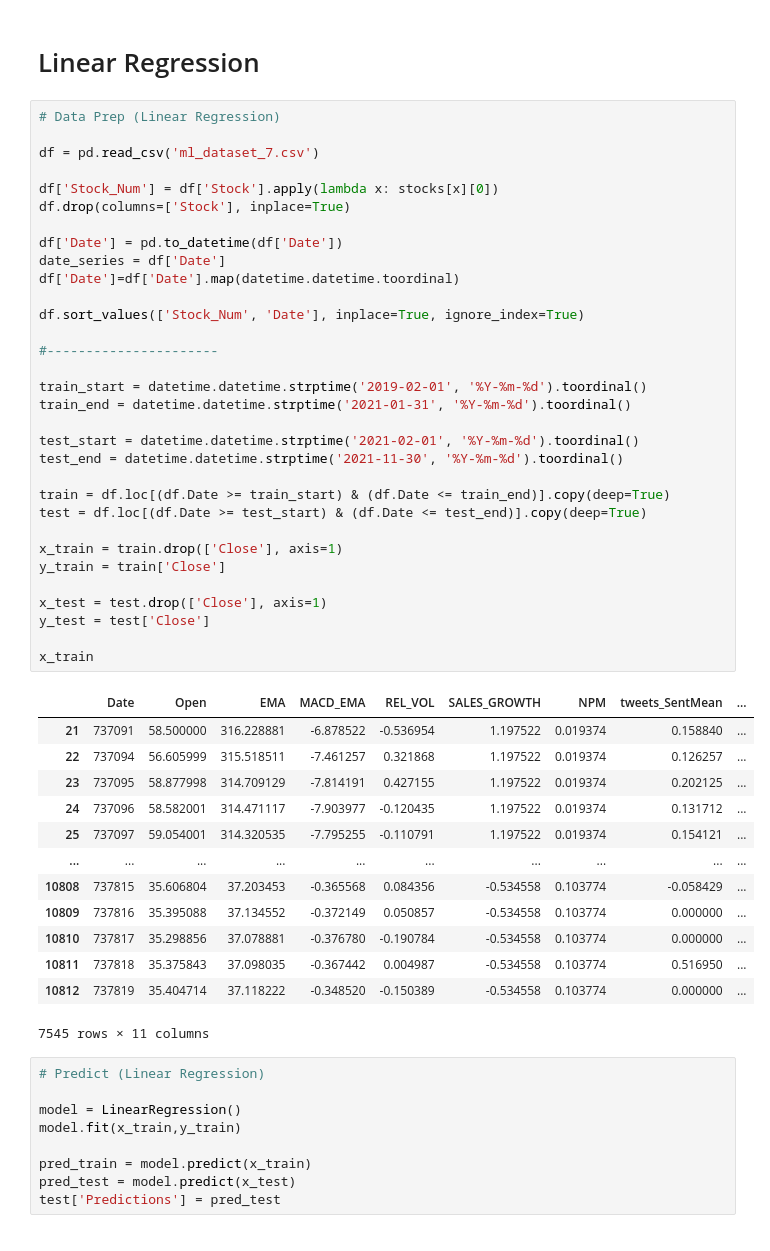
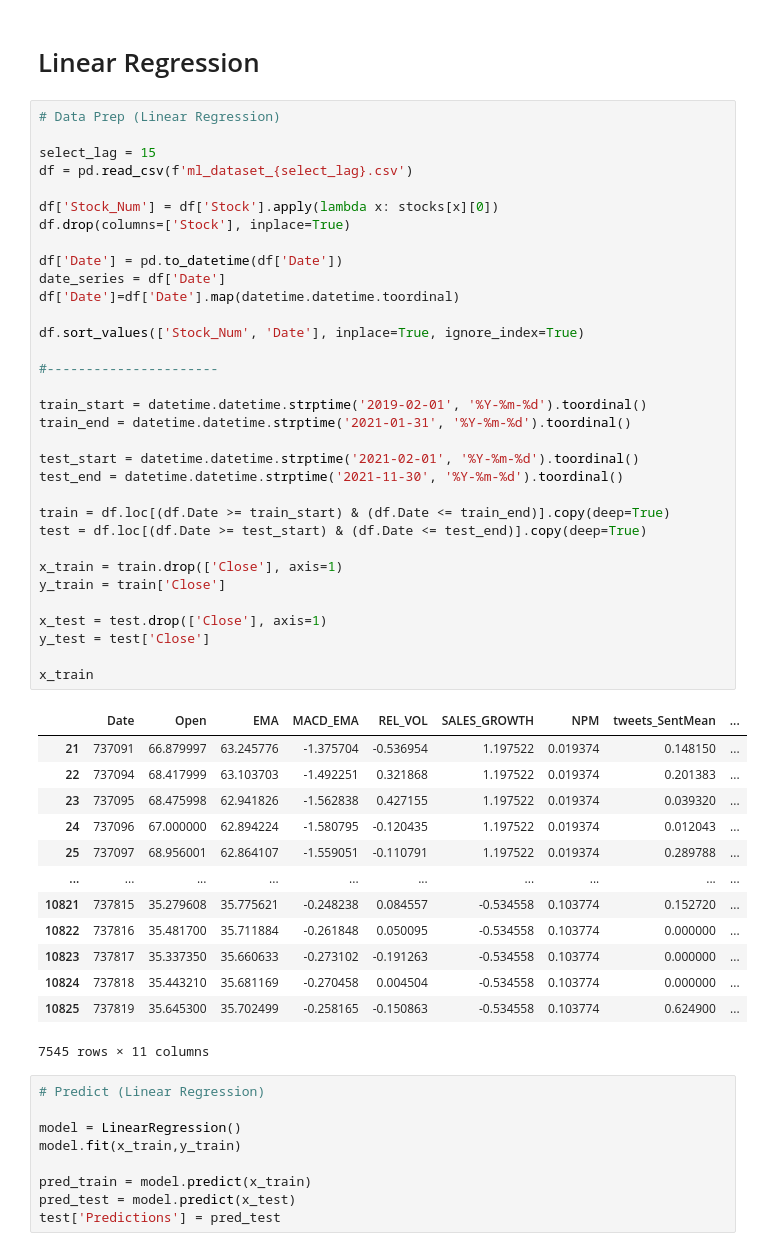
Before and after one commit to tanishbafna/sentimental-stocks, a Jupyter notebook: pipeline.ipynb, the cells around one changed output. Drawn from its saved outputs; the diff is of its cells as text.

```diff
--- a/pipeline.ipynb
+++ b/pipeline.ipynb
@@ -567,48 +578,49 @@ Final Data Lag 15: ['Date', 'Stock', 'Open', 'Close', 'EMA', 'MACD_EMA', 'REL_VO
 # %%
 # Data Prep (Linear Regression)
 
-df = pd.read_csv('ml_dataset_7.csv')
+select_lag = 15
+df = pd.read_csv(f'ml_dataset_{select_lag}.csv')
 
 df['Stock_Num'] = df['Stock'].apply(lambda x: stocks[x][0])
 df.drop(columns=['Stock'], inplace=True)
 
 df['Date'] = pd.to_datetime(df['Date'])
 date_series = df['Date']
 df['Date']=df['Date'].map(datetime.datetime.toordinal)
 
 df.sort_values(['Stock_Num', 'Date'], inplace=True, ignore_index=True)
 
 #----------------------
 
 train_start = datetime.datetime.strptime('2019-02-01', '%Y-%m-%d').toordinal()
 train_end = datetime.datetime.strptime('2021-01-31', '%Y-%m-%d').toordinal()
 
 test_start = datetime.datetime.strptime('2021-02-01', '%Y-%m-%d').toordinal()
 test_end = datetime.datetime.strptime('2021-11-30', '%Y-%m-%d').toordinal()
 
 train = df.loc[(df.Date >= train_start) & (df.Date <= train_end)].copy(deep=True)
 test = df.loc[(df.Date >= test_start) & (df.Date <= test_end)].copy(deep=True)
 
 x_train = train.drop(['Close'], axis=1)
 y_train = train['Close']
 
 x_test = test.drop(['Close'], axis=1)
 y_test = test['Close']
 
 x_train
 # %% [output]
 |  | Date | Open | EMA | MACD_EMA | REL_VOL | SALES_GROWTH | NPM | tweets_SentMean | ... |
-| 21 | 737091 | 58.500000 | 316.228881 | -6.878522 | -0.536954 | 1.197522 | 0.019374 | 0.158840 | ... |
-| 22 | 737094 | 56.605999 | 315.518511 | -7.461257 | 0.321868 | 1.197522 | 0.019374 | 0.126257 | ... |
-| 23 | 737095 | 58.877998 | 314.709129 | -7.814191 | 0.427155 | 1.197522 | 0.019374 | 0.202125 | ... |
-| 24 | 737096 | 58.582001 | 314.471117 | -7.903977 | -0.120435 | 1.197522 | 0.019374 | 0.131712 | ... |
-| 25 | 737097 | 59.054001 | 314.320535 | -7.795255 | -0.110791 | 1.197522 | 0.019374 | 0.154121 | ... |
+| 21 | 737091 | 66.879997 | 63.245776 | -1.375704 | -0.536954 | 1.197522 | 0.019374 | 0.148150 | ... |
+| 22 | 737094 | 68.417999 | 63.103703 | -1.492251 | 0.321868 | 1.197522 | 0.019374 | 0.201383 | ... |
+| 23 | 737095 | 68.475998 | 62.941826 | -1.562838 | 0.427155 | 1.197522 | 0.019374 | 0.039320 | ... |
+| 24 | 737096 | 67.000000 | 62.894224 | -1.580795 | -0.120435 | 1.197522 | 0.019374 | 0.012043 | ... |
+| 25 | 737097 | 68.956001 | 62.864107 | -1.559051 | -0.110791 | 1.197522 | 0.019374 | 0.289788 | ... |
 | ... | ... | ... | ... | ... | ... | ... | ... | ... | ... |
-| 10808 | 737815 | 35.606804 | 37.203453 | -0.365568 | 0.084356 | -0.534558 | 0.103774 | -0.058429 | ... |
-| 10809 | 737816 | 35.395088 | 37.134552 | -0.372149 | 0.050857 | -0.534558 | 0.103774 | 0.000000 | ... |
-| 10810 | 737817 | 35.298856 | 37.078881 | -0.376780 | -0.190784 | -0.534558 | 0.103774 | 0.000000 | ... |
-| 10811 | 737818 | 35.375843 | 37.098035 | -0.367442 | 0.004987 | -0.534558 | 0.103774 | 0.516950 | ... |
-| 10812 | 737819 | 35.404714 | 37.118222 | -0.348520 | -0.150389 | -0.534558 | 0.103774 | 0.000000 | ... |
+| 10821 | 737815 | 35.279608 | 35.775621 | -0.248238 | 0.084557 | -0.534558 | 0.103774 | 0.152720 | ... |
+| 10822 | 737816 | 35.481700 | 35.711884 | -0.261848 | 0.050095 | -0.534558 | 0.103774 | 0.000000 | ... |
+| 10823 | 737817 | 35.337350 | 35.660633 | -0.273102 | -0.191263 | -0.534558 | 0.103774 | 0.000000 | ... |
+| 10824 | 737818 | 35.443210 | 35.681169 | -0.270458 | 0.004504 | -0.534558 | 0.103774 | 0.000000 | ... |
+| 10825 | 737819 | 35.645300 | 35.702499 | -0.258165 | -0.150863 | -0.534558 | 0.103774 | 0.624900 | ... |
 7545 rows × 11 columns
 # %%
 # Predict (Linear Regression)
```
Also changed, not shown: parts of 11 cells of this notebook.
